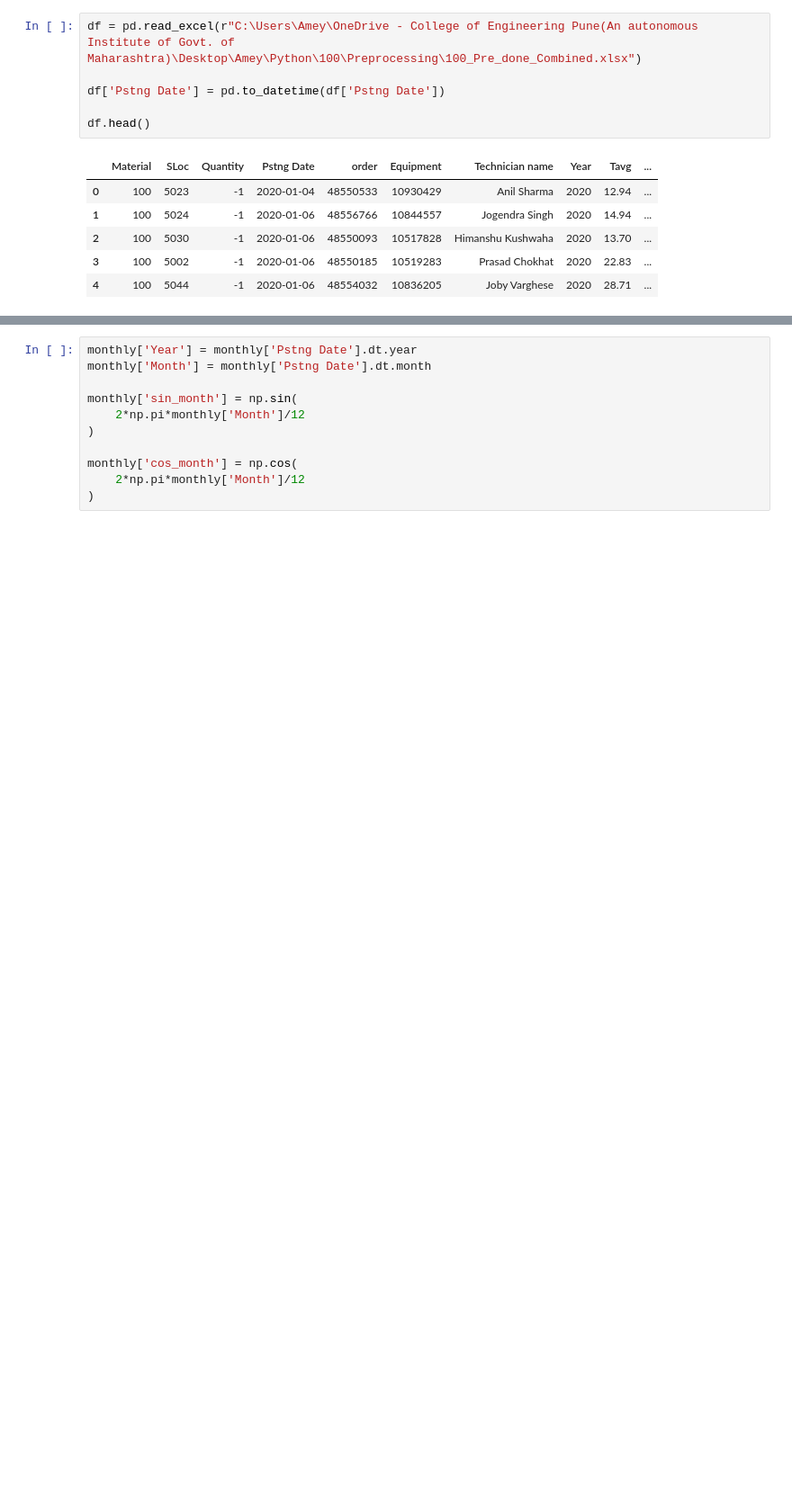
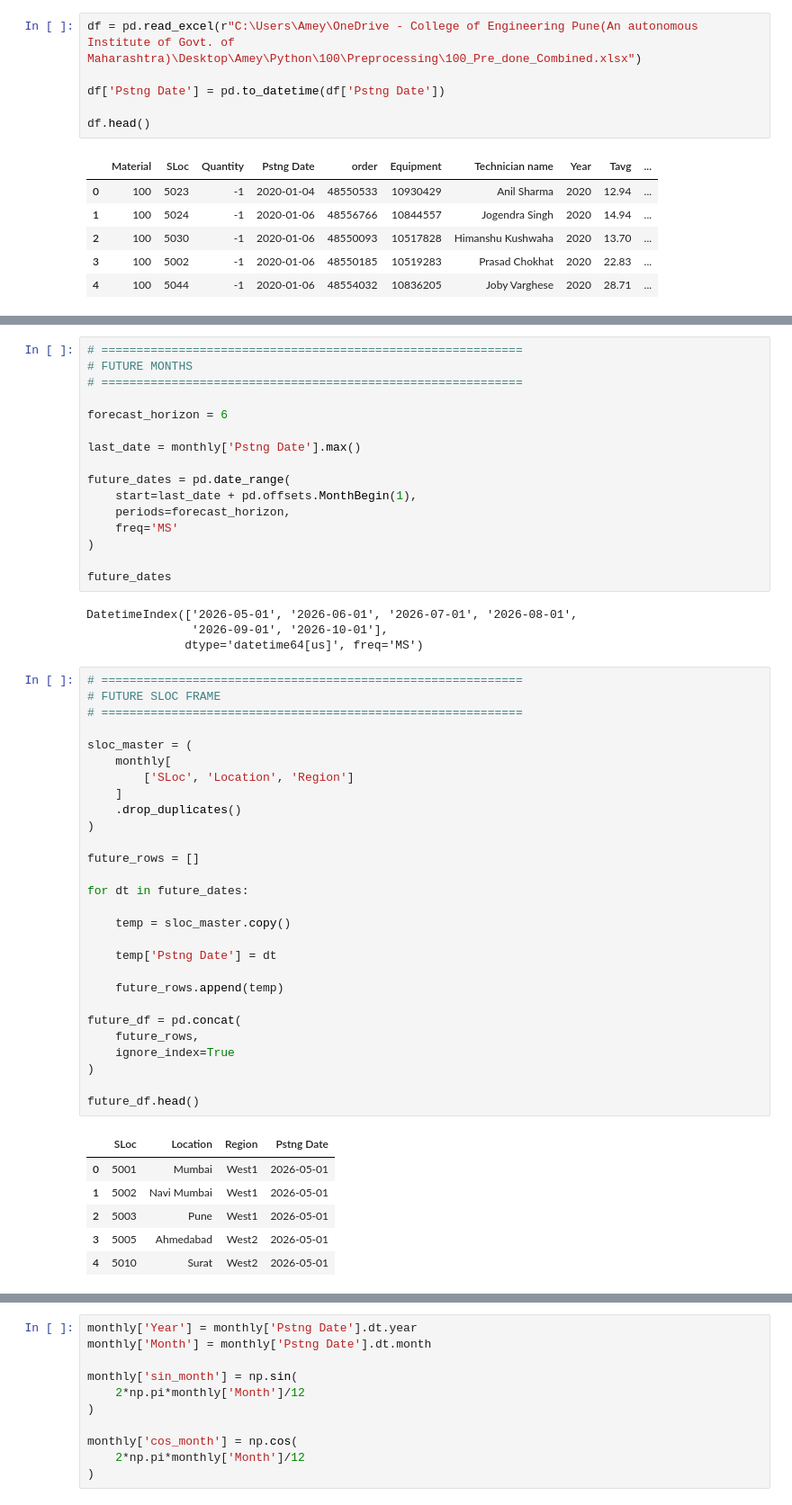
Before and after one commit to ameymh26/Summer_Internship_analysis, a Jupyter notebook: 100/Predictive_Analysis/SLoc_wise_monthly_predictive_analysis.ipynb, the cells around one changed output, grey strips where cells are left out. Shown at 90% size. Drawn from its saved outputs; the diff is of its cells as text; blank space fills up the shorter version.

```diff
--- a/100/Predictive_Analysis/SLoc_wise_monthly_predictive_analysis.ipynb
+++ b/100/Predictive_Analysis/SLoc_wise_monthly_predictive_analysis.ipynb
@@ -54,0 +76,55 @@ monthly.head()
+# %%
+# ============================================================
+# FUTURE MONTHS
+# ============================================================
+
+forecast_horizon = 6
+
+last_date = monthly['Pstng Date'].max()
+
+future_dates = pd.date_range(
+    start=last_date + pd.offsets.MonthBegin(1),
+    periods=forecast_horizon,
+    freq='MS'
+)
+
+future_dates
+# %% [output]
+DatetimeIndex(['2026-05-01', '2026-06-01', '2026-07-01', '2026-08-01',
+               '2026-09-01', '2026-10-01'],
+              dtype='datetime64[us]', freq='MS')
+# %%
+# ============================================================
+# FUTURE SLOC FRAME
+# ============================================================
+
+sloc_master = (
+    monthly[
+        ['SLoc', 'Location', 'Region']
+    ]
+    .drop_duplicates()
+)
+
+future_rows = []
+
+for dt in future_dates:
+
+    temp = sloc_master.copy()
+
+    temp['Pstng Date'] = dt
+
+    future_rows.append(temp)
+
+future_df = pd.concat(
+    future_rows,
+    ignore_index=True
+)
+
+future_df.head()
+# %% [output]
+|  | SLoc | Location | Region | Pstng Date |
+| 0 | 5001 | Mumbai | West1 | 2026-05-01 |
+| 1 | 5002 | Navi Mumbai | West1 | 2026-05-01 |
+| 2 | 5003 | Pune | West1 | 2026-05-01 |
+| 3 | 5005 | Ahmedabad | West2 | 2026-05-01 |
+| 4 | 5010 | Surat | West2 | 2026-05-01 |
```
Also changed, not shown: parts of 8 cells of this notebook, 5 other files.
